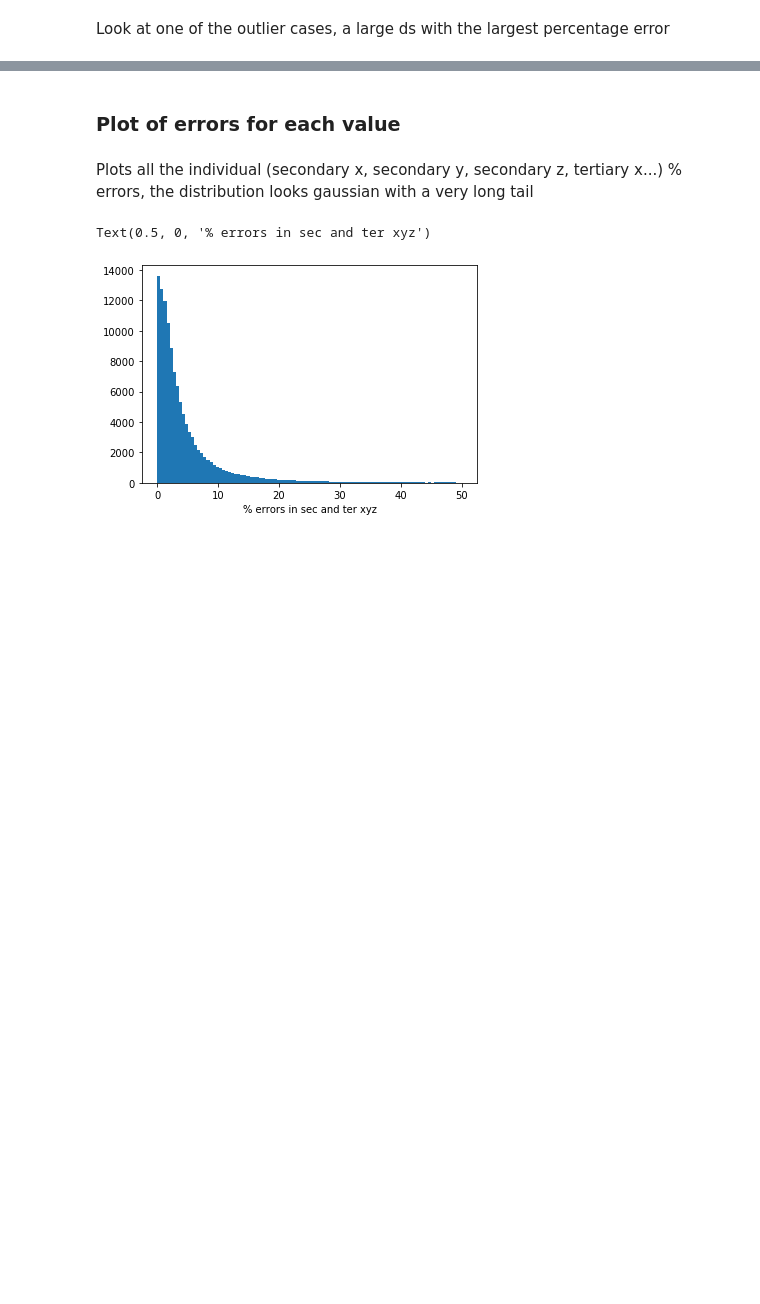
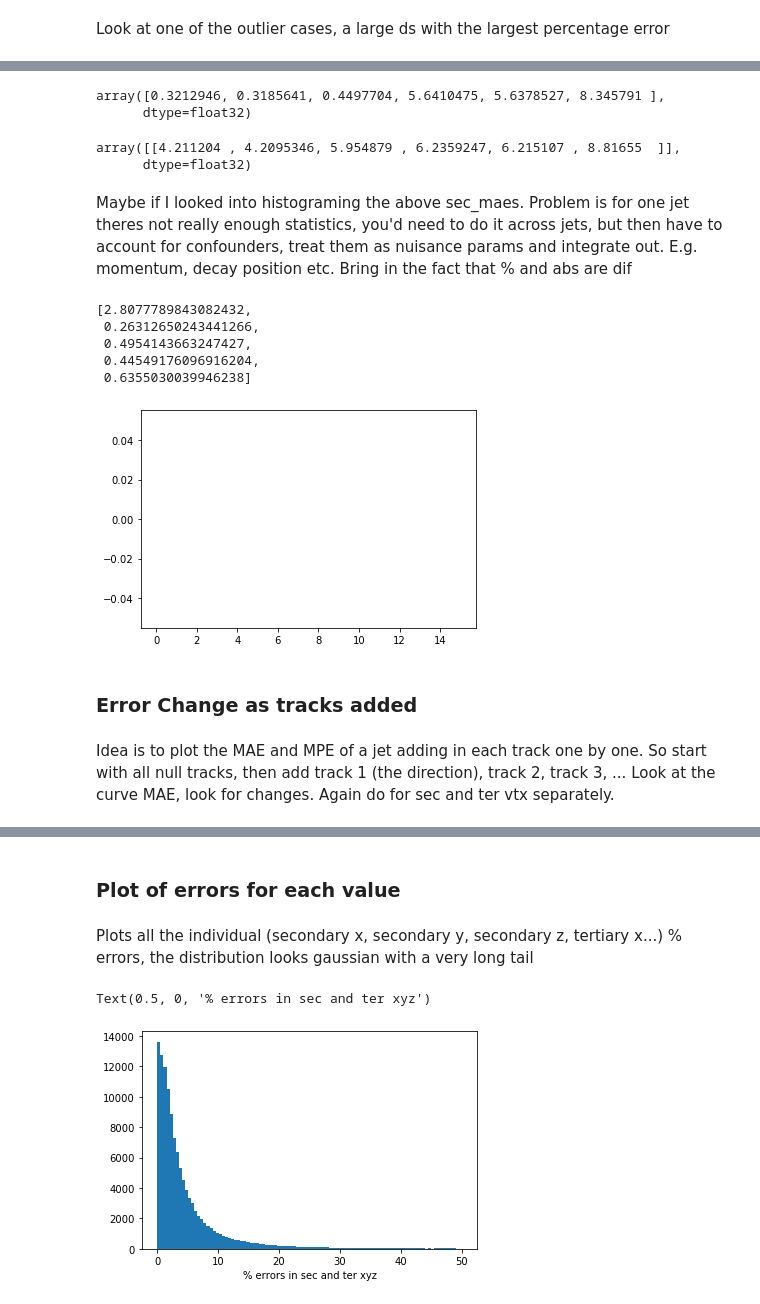
Before and after one commit to gregbarbour/RNNProject, a Jupyter notebook: an_rnn_example.ipynb, the cells around one changed output, grey strips where cells are left out. Saved outputs shown, nothing was run; the diff lists cells and outputs as text; code cells hidden in the pictures; blank space fills up the shorter version.

Commit message:
just for safety, this will be problematic merging later i believe

```diff
--- a/an_rnn_example.ipynb
+++ b/an_rnn_example.ipynb
@@ -429,0 +575,28 @@ We can use actual_ind later to plot the image of this jet.
+# %%
+results[jet_index]
+# %% [output]
+array([0.3212946, 0.3185641, 0.4497704, 5.6410475, 5.6378527, 8.345791 ],
+      dtype=float32)
+# %%
+myRNN.predict(np.zeros((1,30,5)))
+# %% [output]
+array([[4.211204 , 4.2095346, 5.954879 , 6.2359247, 6.215107 , 8.81655  ]],
+      dtype=float32)
+# %% [markdown]
+Maybe if I looked into histograming the above sec_maes. Problem is for one jet theres not really enough statistics, you'd need to do it across jets, but then have to account for confounders, treat them as nuisance params and integrate out. E.g. momentum, decay position etc. Bring in the fact that % and abs are dif
+# %%
+plt.hist(sec_dmpes,bins=np.linspace(0,15,40))
+sec_dmaes
+# %% [output]
+[2.8077789843082432,
+ 0.26312650243441266,
+ 0.4954143663247427,
+ 0.44549176096916204,
+ 0.6355030039946238]
+[figure, added]
+# %% [markdown]
+### Error Change as tracks added
+# %% [markdown]
+Idea is to plot the MAE and MPE of a jet adding in each track one by one. So start with all null tracks, then add track 1 (the direction), track 2, track 3, ...
+Look at the curve MAE, look for changes.
+Again do for sec and ter vtx separately.
```
Also changed, not shown: parts of 30 cells of this notebook.
